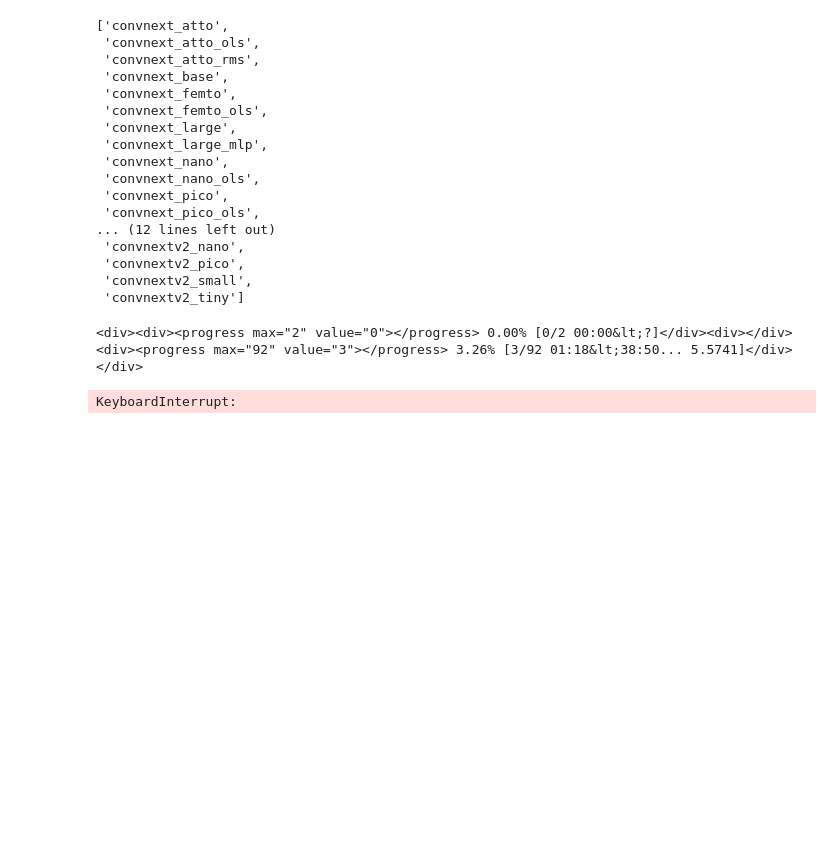
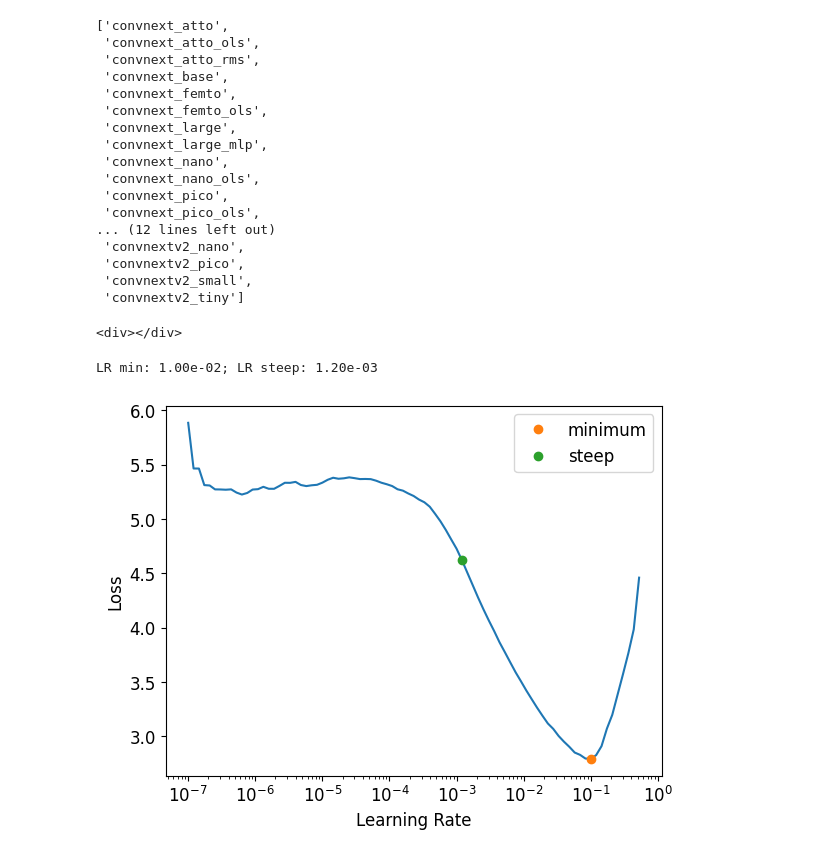
Before and after one commit to CodeWithOz/fastai-deep-learn-coders, a Jupyter notebook: ch-05-pet-breeds-improvements.ipynb, the cells around one changed output. Saved outputs shown, nothing was run; the diff lists cells and outputs as text; code cells hidden in the pictures; blank space fills up the shorter version.

```diff
--- a/ch-05-pet-breeds-improvements.ipynb
+++ b/ch-05-pet-breeds-improvements.ipynb
@@ -107,9 +110,10 @@ timm.list_models('convnext*')
  'convnextv2_small',
  'convnextv2_tiny']
 # %%
-learn = vision_learner(dls, 'convnext_tiny', metrics=error_rate)
+learn = vision_learner(dls, 'convnext_tiny', metrics=error_rate).to_fp16()
 lr_min, lr_steep = learn.lr_find(suggest_funcs=(minimum, steep))
 print(f'LR min: {lr_min:.2e}; LR steep: {lr_steep:.2e}')
 # %% [output]
-<div><div><progress max="2" value="0"></progress> 0.00% [0/2 00:00&lt;?]</div><div></div><div><progress max="92" value="3"></progress> 3.26% [3/92 01:18&lt;38:50... 5.5741]</div></div>
+<div></div>
-KeyboardInterrupt:
+LR min: 1.00e-02; LR steep: 1.20e-03
+[figure, added]
```
Also changed, not shown: parts of 8 cells of this notebook.
